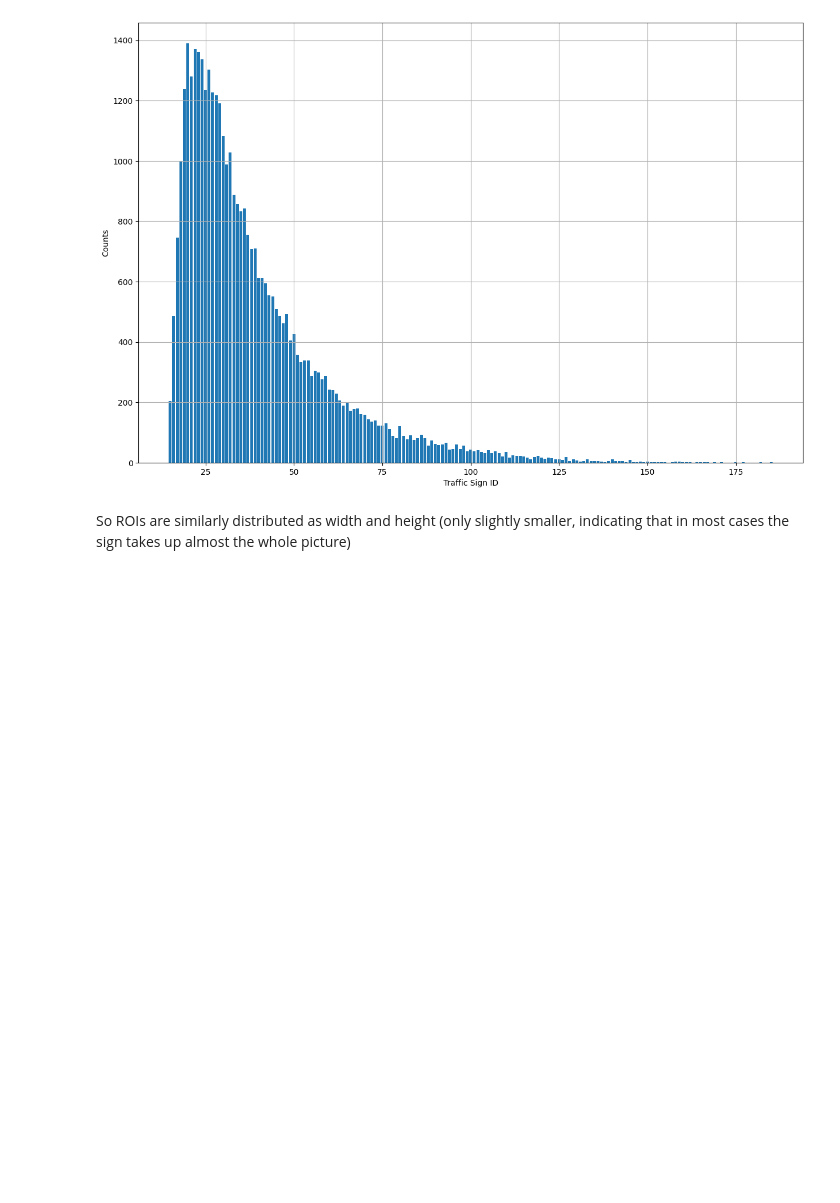
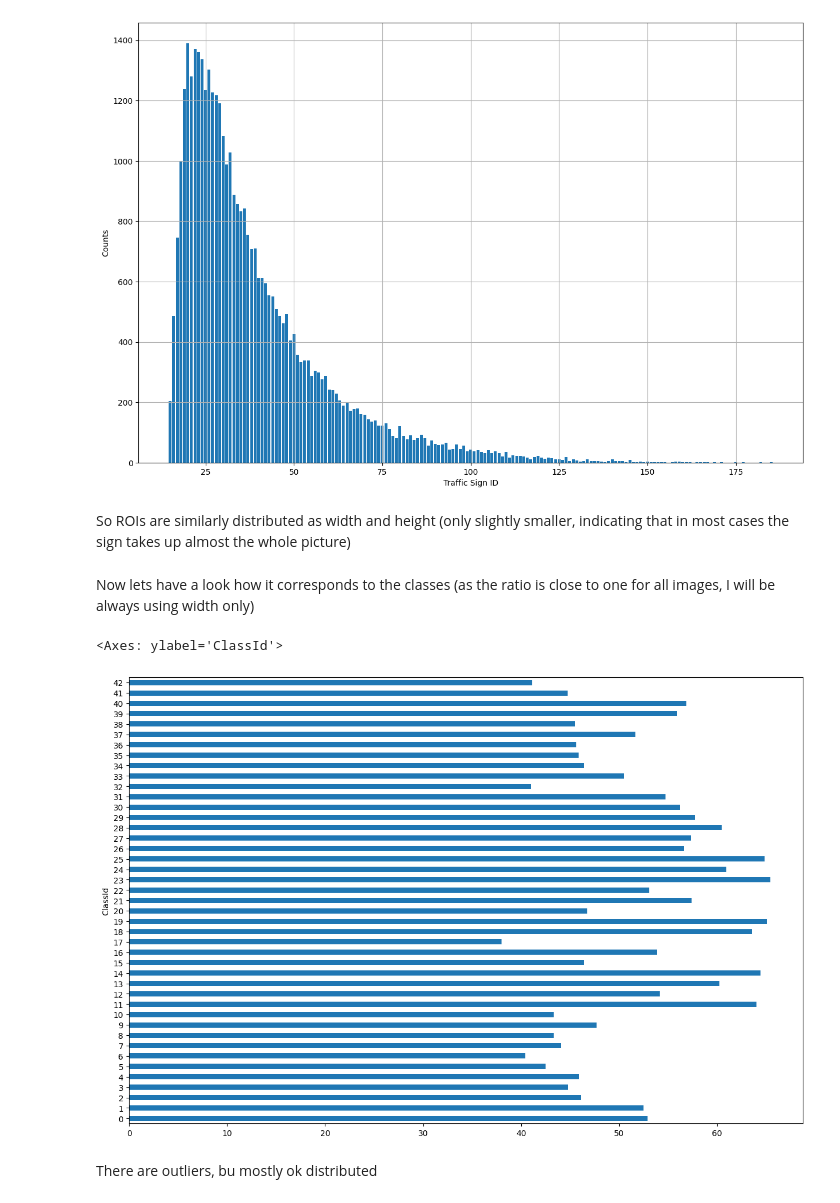
Before and after one commit to HeorhiiY/cv-course, a Jupyter notebook: hw13/Homework.ipynb, the cells around one changed output. Drawn from its saved outputs; the diff is of its cells as text; code cells hidden in the pictures; blank space fills up the shorter version.

```diff
--- a/hw13/Homework.ipynb
+++ b/hw13/Homework.ipynb
@@ -172,3 +173,13 @@ Max roi width  = 185
 [figure]
 # %% [markdown]
 So ROIs are similarly distributed as width and height (only slightly smaller, indicating that in most cases the sign takes up almost the whole picture)
+# %% [markdown]
+Now lets have a look how it corresponds to the classes (as the ratio is close to one for all images, I will be always using width only)
+# %%
+# Step 1: Calculate the average width for each ID
+data.groupby('ClassId')['Width'].mean().plot.barh()
+# %% [output]
+<Axes: ylabel='ClassId'>
+[figure, added]
+# %% [markdown]
+There are outliers, bu mostly ok distributed
```
Also changed, not shown: parts of 1 cell of this notebook.
